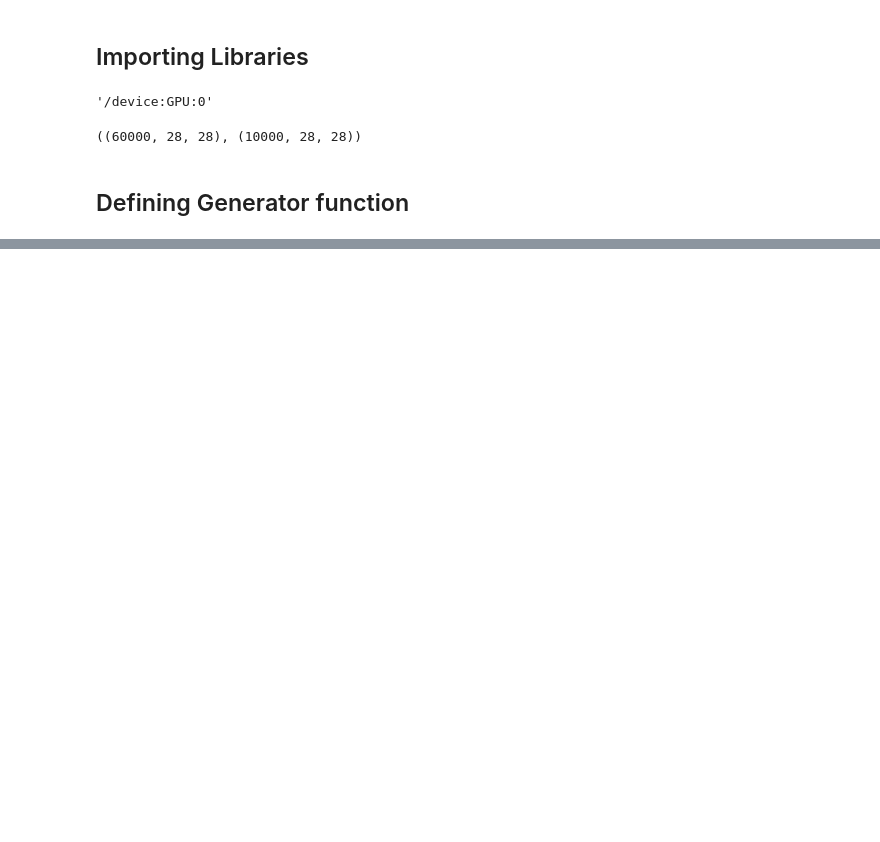
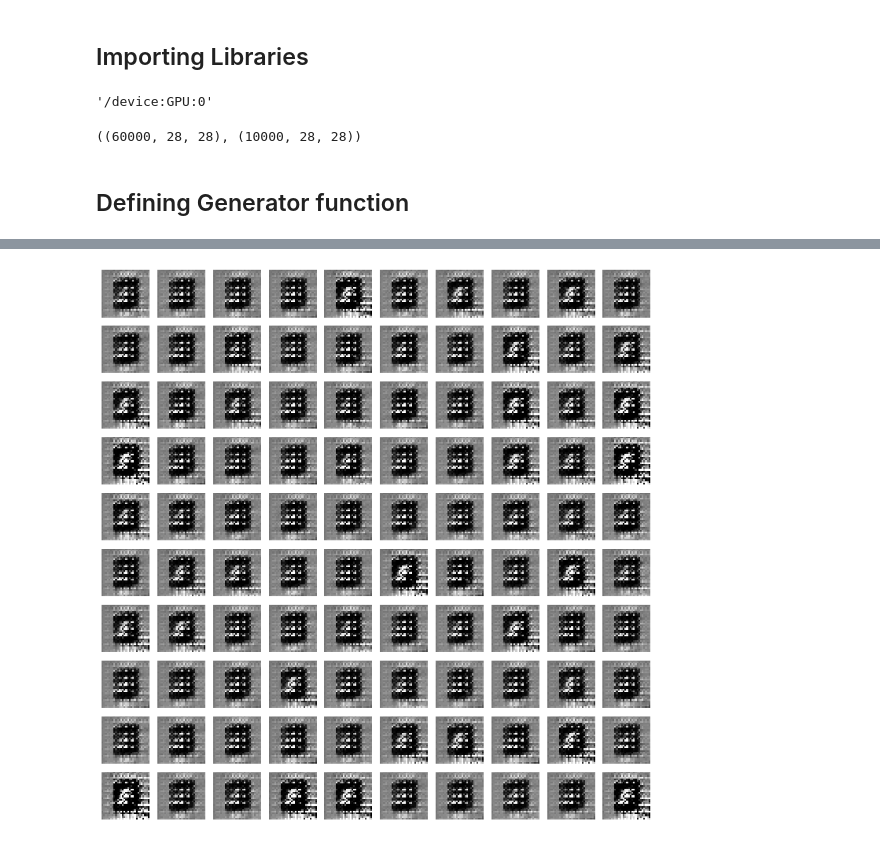
Before and after one commit to jeromepatel/DL-University-Course-Practicals, a Jupyter notebook: 18BCE088_DL_practical_GAN.ipynb, the cells around one changed output, grey strips where cells are left out. Cells and saved outputs as stored; diff of their text form; code cells hidden in the pictures; blank space fills up the shorter version.

```diff
--- a/18BCE088_DL_practical_GAN.ipynb
+++ b/18BCE088_DL_practical_GAN.ipynb
@@ -276,0 +335,16 @@ while 1:
+# %%
+def plot_generated_images(iterations, examples = 100,random_dimension=100, dim = (10,10), figsize =  (10,10)):
+  noise = np.random.normal(0,1,size = [examples, random_dimension])
+  gen_image = generator.predict(noise)
+  gen_image = gen_image.reshape(examples, 28,28)
+
+  plt.figure(figsize=figsize)
+  for i in range(gen_image.shape[0]):
+    plt.subplot(dim[0], dim[1], i+1)
+    plt.imshow(gen_image[i], interpolation = 'nearest', cmap = 'gray_r')
+    plt.axis('off')
+  plt.tight_layout()
+
+plot_generated_images(1)
+# %% [output]
+[figure, added]
```
Also changed, not shown: parts of 19 cells of this notebook.
